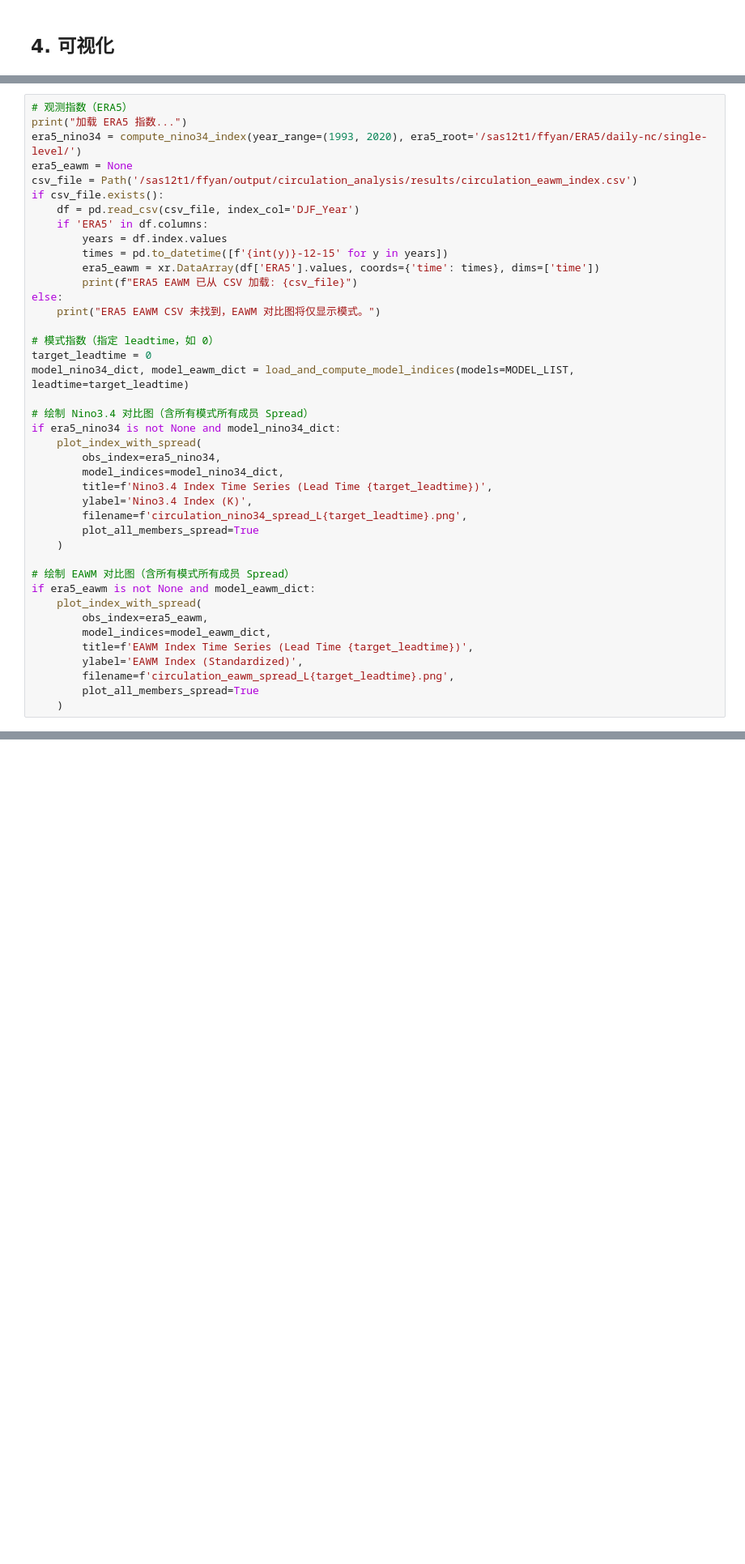
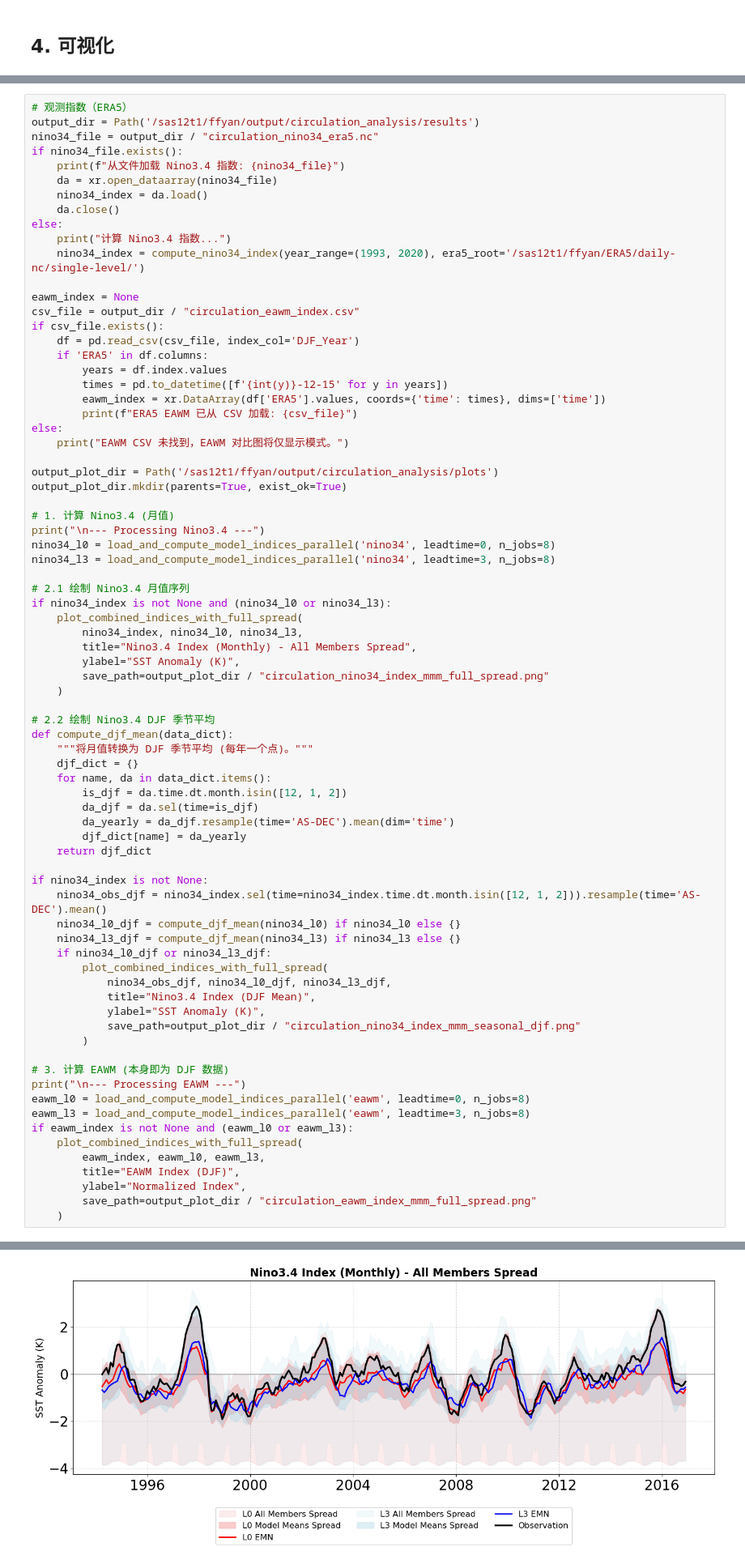
Before and after one commit to yanfeifan723/MultipleModelsPredictionsEvaluation, a Jupyter notebook: MMPE/nino34_eawm_index_calculation.ipynb, the cells around one changed output, grey strips where cells are left out. Shown at 81% size. Drawn from its saved outputs; the diff is of its cells as text; blank space fills up the shorter version.

Commit message:
added member spread plot, but need to fix

```diff
--- a/MMPE/nino34_eawm_index_calculation.ipynb
+++ b/MMPE/nino34_eawm_index_calculation.ipynb
@@ -701,42 +834,77 @@ def load_and_compute_model_indices(models: List[str] = None, leadtime: int = 0):
 # %%
 # 观测指数（ERA5）
-print("加载 ERA5 指数...")
-era5_nino34 = compute_nino34_index(year_range=(1993, 2020), era5_root='/sas12t1/ffyan/ERA5/daily-nc/single-level/')
-era5_eawm = None
-csv_file = Path('/sas12t1/ffyan/output/circulation_analysis/results/circulation_eawm_index.csv')
+output_dir = Path('/sas12t1/ffyan/output/circulation_analysis/results')
+nino34_file = output_dir / "circulation_nino34_era5.nc"
+if nino34_file.exists():
+    print(f"从文件加载 Nino3.4 指数: {nino34_file}")
+    da = xr.open_dataarray(nino34_file)
+    nino34_index = da.load()
+    da.close()
+else:
+    print("计算 Nino3.4 指数...")
+    nino34_index = compute_nino34_index(year_range=(1993, 2020), era5_root='/sas12t1/ffyan/ERA5/daily-nc/single-level/')
+
+eawm_index = None
+csv_file = output_dir / "circulation_eawm_index.csv"
 if csv_file.exists():
     df = pd.read_csv(csv_file, index_col='DJF_Year')
     if 'ERA5' in df.columns:
         years = df.index.values
         times = pd.to_datetime([f'{int(y)}-12-15' for y in years])
-        era5_eawm = xr.DataArray(df['ERA5'].values, coords={'time': times}, dims=['time'])
+        eawm_index = xr.DataArray(df['ERA5'].values, coords={'time': times}, dims=['time'])
         print(f"ERA5 EAWM 已从 CSV 加载: {csv_file}")
 else:
-    print("ERA5 EAWM CSV 未找到，EAWM 对比图将仅显示模式。")
+    print("EAWM CSV 未找到，EAWM 对比图将仅显示模式。")
 
-# 模式指数（指定 leadtime，如 0）
-target_leadtime = 0
-model_nino34_dict, model_eawm_dict = load_and_compute_model_indices(models=MODEL_LIST, leadtime=target_leadtime)
+output_plot_dir = Path('/sas12t1/ffyan/output/circulation_analysis/plots')
+output_plot_dir.mkdir(parents=True, exist_ok=True)
 
-# 绘制 Nino3.4 对比图（含所有模式所有成员 Spread）
-if era5_nino34 is not None and model_nino34_dict:
-    plot_index_with_spread(
-        obs_index=era5_nino34,
-        model_indices=model_nino34_dict,
-        title=f'Nino3.4 Index Time Series (Lead Time {target_leadtime})',
-        ylabel='Nino3.4 Index (K)',
-        filename=f'circulation_nino34_spread_L{target_leadtime}.png',
-        plot_all_members_spread=True
+# 1. 计算 Nino3.4 (月值)
+print("\n--- Processing Nino3.4 ---")
+nino34_l0 = load_and_compute_model_indices_parallel('nino34', leadtime=0, n_jobs=8)
+nino34_l3 = load_and_compute_model_indices_parallel('nino34', leadtime=3, n_jobs=8)
+
+# 2.1 绘制 Nino3.4 月值序列
+if nino34_index is not None and (nino34_l0 or nino34_l3):
+    plot_combined_indices_with_full_spread(
+        nino34_index, nino34_l0, nino34_l3,
+        title="Nino3.4 Index (Monthly) - All Members Spread",
+        ylabel="SST Anomaly (K)",
+        save_path=output_plot_dir / "circulation_nino34_index_mmm_full_spread.png"
     )
 
-# 绘制 EAWM 对比图（含所有模式所有成员 Spread）
-if era5_eawm is not None and model_eawm_dict:
-    plot_index_with_spread(
-        obs_index=era5_eawm,
-        model_indices=model_eawm_dict,
-        title=f'EAWM Index Time Series (Lead Time {target_leadtime})',
-        ylabel='EAWM Index (Standardized)',
-        filename=f'circulation_eawm_spread_L{target_leadtime}.png',
-        plot_all_members_spread=True
+# 2.2 绘制 Nino3.4 DJF 季节平均
+def compute_djf_mean(data_dict):
+    """将月值转换为 DJF 季节平均 (每年一个点)。"""
+    djf_dict = {}
+    for name, da in data_dict.items():
+        is_djf = da.time.dt.month.isin([12, 1, 2])
+        da_djf = da.sel(time=is_djf)
+        da_yearly = da_djf.resample(time='AS-DEC').mean(dim='time')
+        djf_dict[name] = da_yearly
+    return djf_dict
+
+if nino34_index is not None:
+    nino34_obs_djf = nino34_index.sel(time=nino34_index.time.dt.month.isin([12, 1, 2])).resample(time='AS-DEC').mean()
+    nino34_l0_djf = compute_djf_mean(nino34_l0) if nino34_l0 else {}
+    nino34_l3_djf = compute_djf_mean(nino34_l3) if nino34_l3 else {}
+    if nino34_l0_djf or nino34_l3_djf:
+        plot_combined_indices_with_full_spread(
+            nino34_obs_djf, nino34_l0_djf, nino34_l3_djf,
+            title="Nino3.4 Index (DJF Mean)",
+            ylabel="SST Anomaly (K)",
+            save_path=output_plot_dir / "circulation_nino34_index_mmm_seasonal_djf.png"
+        )
+
+# 3. 计算 EAWM (本身即为 DJF 数据)
+print("\n--- Processing EAWM ---")
+eawm_l0 = load_and_compute_model_indices_parallel('eawm', leadtime=0, n_jobs=8)
+eawm_l3 = load_and_compute_model_indices_parallel('eawm', leadtime=3, n_jobs=8)
+if eawm_index is not None and (eawm_l0 or eawm_l3):
+    plot_combined_indices_with_full_spread(
+        eawm_index, eawm_l0, eawm_l3,
+        title="EAWM Index (DJF)",
+        ylabel="Normalized Index",
+        save_path=output_plot_dir / "circulation_eawm_index_mmm_full_spread.png"
     )
 # %% [output]
@@ -746,0 +928 @@ if era5_eawm is not None and model_eawm_dict:
+[figure, added]
```
Also changed, not shown: parts of 18 cells of this notebook.
